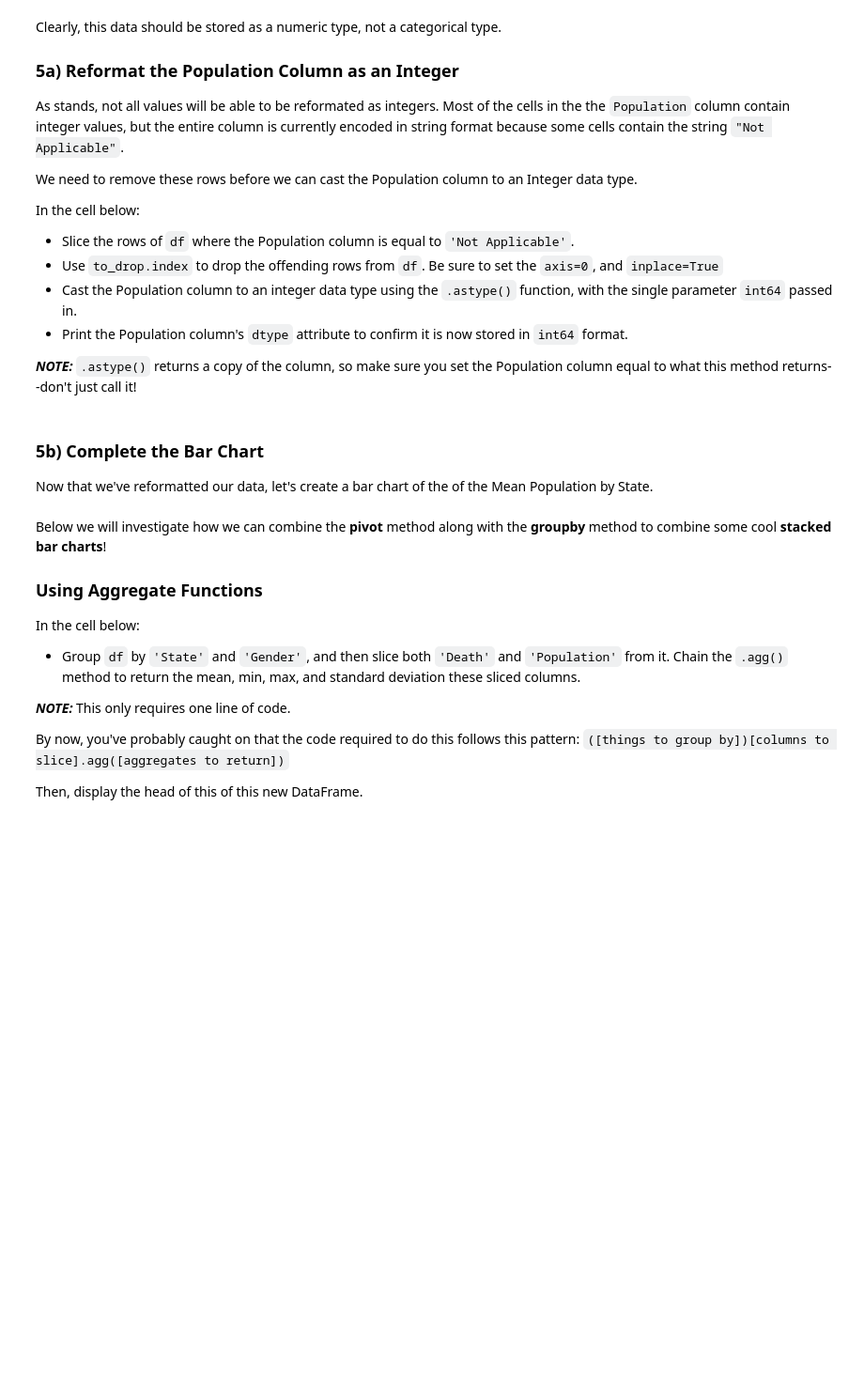
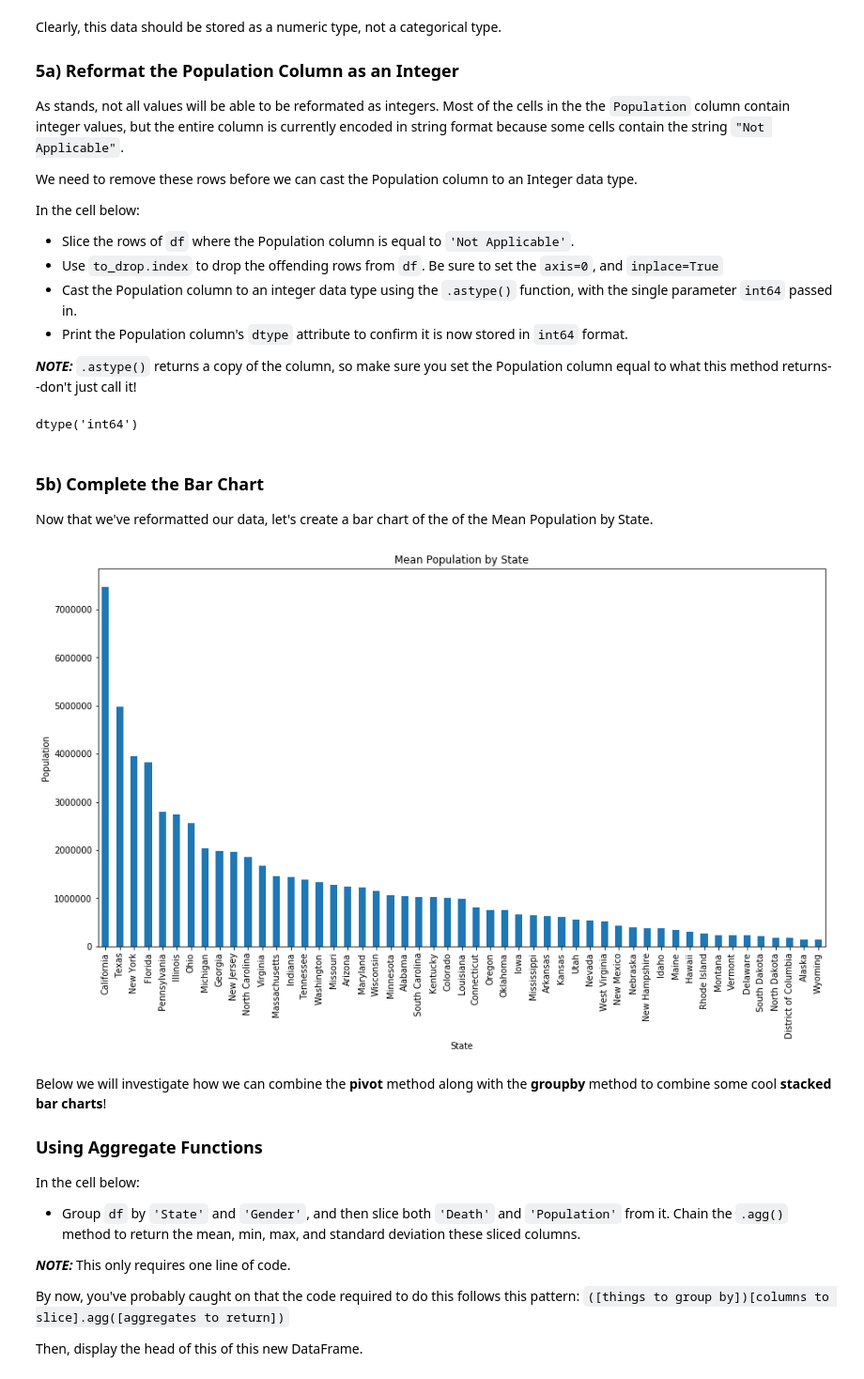
Before and after one commit to akelly66/Flatiron-School, a Jupyter notebook: Mod01/Section04/dsc-1-04-09-pivot-tables-with-pandas-lab-online-ds-pt-041519/index.ipynb, the cells around one changed output. Shown at 94% size. Drawn from its saved outputs; the diff is of its cells as text; code cells hidden in the pictures; blank space fills up the shorter version.

```diff
--- a/Mod01/Section04/dsc-1-04-09-pivot-tables-with-pandas-lab-online-ds-pt-041519/index.ipynb
+++ b/Mod01/Section04/dsc-1-04-09-pivot-tables-with-pandas-lab-online-ds-pt-041519/index.ipynb
@@ -167,3 +198,9 @@ to_drop = None
+# %%
+to_drop = df.drop(df.loc[df['Population']=='Not Applicable'].index, axis=0, inplace=True)
+df['Population'] = df.Population.astype('int64')
+df.Population.dtype
+# %% [output]
+dtype('int64')
 # %% [markdown]
 ### 5b) Complete the Bar Chart
 
@@ -173,3 +208,11 @@ Now that we've reformatted our data, let's create a bar chart of the of the Mean
+# %%
+df.groupby(['State'])['Population'].mean().sort_values(ascending=False).plot(kind='bar', figsize=(15,8))
+plt.title("Mean Population by State")
+plt.xlabel("State")
+plt.ylabel("Population")
+plt.show()
+# %% [output]
+[figure, added]
 # %% [markdown]
 Below we will investigate how we can combine the **pivot** method along with the **groupby** method to combine some cool **stacked bar charts**!
 
```
Also changed, not shown: parts of 29 cells of this notebook.
